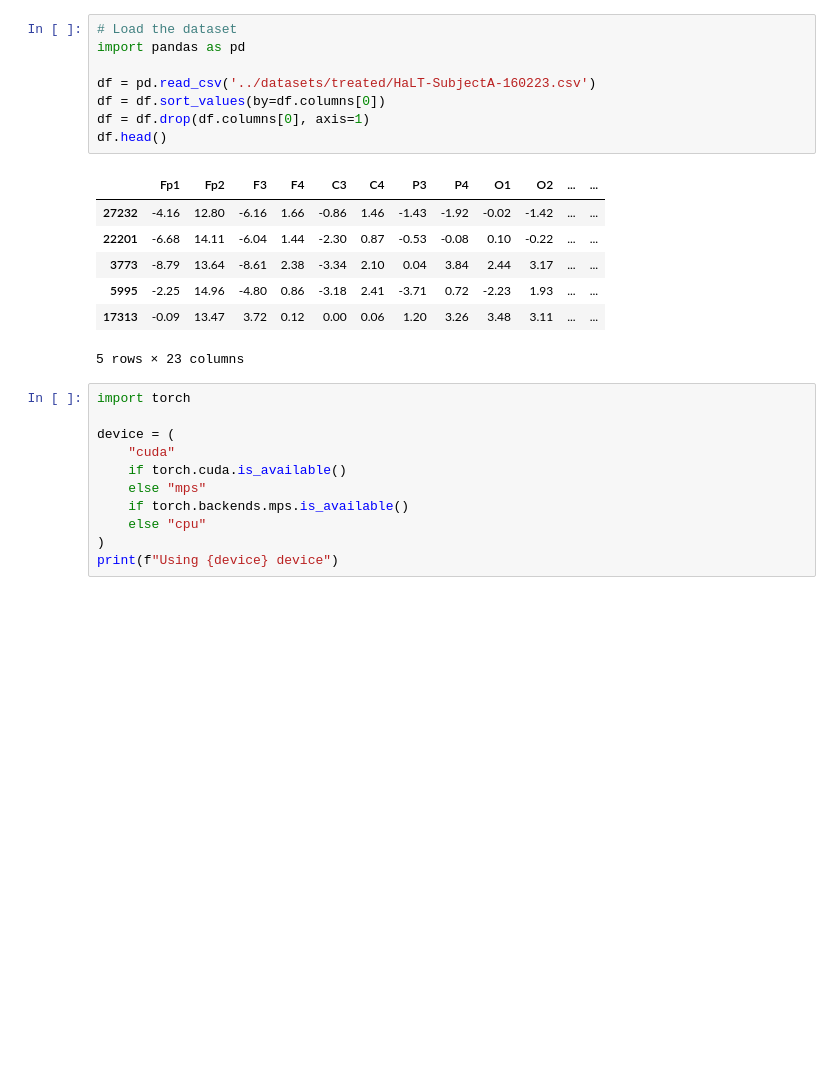
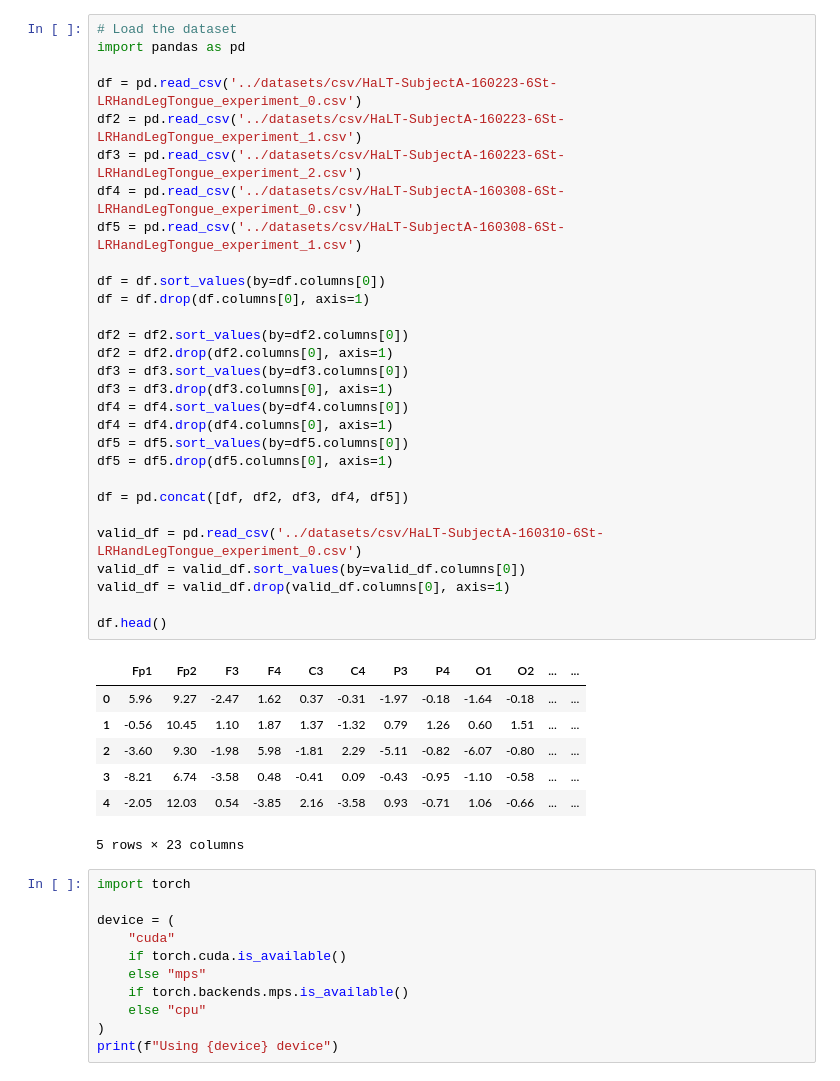
Before and after one commit to jologar/liquid-eeg, a Jupyter notebook: notebooks/liquid-eeg-pytorch.ipynb, the cells around one changed output. Drawn from its saved outputs; the diff is of its cells as text; blank space fills up the shorter version.

```diff
--- a/notebooks/liquid-eeg-pytorch.ipynb
+++ b/notebooks/liquid-eeg-pytorch.ipynb
@@ -1,19 +1,40 @@
-# %%
-# Load the dataset
-import pandas as pd
-
-df = pd.read_csv('../datasets/treated/HaLT-SubjectA-160223.csv')
-df = df.sort_values(by=df.columns[0])
-df = df.drop(df.columns[0], axis=1)
-df.head()
-# %% [output]
-|  | Fp1 | Fp2 | F3 | F4 | C3 | C4 | P3 | P4 | O1 | O2 | ... | ... |
-| 27232 | -4.16 | 12.80 | -6.16 | 1.66 | -0.86 | 1.46 | -1.43 | -1.92 | -0.02 | -1.42 | ... | ... |
-| 22201 | -6.68 | 14.11 | -6.04 | 1.44 | -2.30 | 0.87 | -0.53 | -0.08 | 0.10 | -0.22 | ... | ... |
-| 3773 | -8.79 | 13.64 | -8.61 | 2.38 | -3.34 | 2.10 | 0.04 | 3.84 | 2.44 | 3.17 | ... | ... |
-| 5995 | -2.25 | 14.96 | -4.80 | 0.86 | -3.18 | 2.41 | -3.71 | 0.72 | -2.23 | 1.93 | ... | ... |
-| 17313 | -0.09 | 13.47 | 3.72 | 0.12 | 0.00 | 0.06 | 1.20 | 3.26 | 3.48 | 3.11 | ... | ... |
-5 rows × 23 columns
+# %%
+# Load the dataset
+import pandas as pd
+
+df = pd.read_csv('../datasets/csv/HaLT-SubjectA-160223-6St-LRHandLegTongue_experiment_0.csv')
+df2 = pd.read_csv('../datasets/csv/HaLT-SubjectA-160223-6St-LRHandLegTongue_experiment_1.csv')
+df3 = pd.read_csv('../datasets/csv/HaLT-SubjectA-160223-6St-LRHandLegTongue_experiment_2.csv')
+df4 = pd.read_csv('../datasets/csv/HaLT-SubjectA-160308-6St-LRHandLegTongue_experiment_0.csv')
+df5 = pd.read_csv('../datasets/csv/HaLT-SubjectA-160308-6St-LRHandLegTongue_experiment_1.csv')
+
+df = df.sort_values(by=df.columns[0])
+df = df.drop(df.columns[0], axis=1)
+
+df2 = df2.sort_values(by=df2.columns[0])
+df2 = df2.drop(df2.columns[0], axis=1)
+df3 = df3.sort_values(by=df3.columns[0])
+df3 = df3.drop(df3.columns[0], axis=1)
+df4 = df4.sort_values(by=df4.columns[0])
+df4 = df4.drop(df4.columns[0], axis=1)
+df5 = df5.sort_values(by=df5.columns[0])
+df5 = df5.drop(df5.columns[0], axis=1)
+
+df = pd.concat([df, df2, df3, df4, df5])
+
+valid_df = pd.read_csv('../datasets/csv/HaLT-SubjectA-160310-6St-LRHandLegTongue_experiment_0.csv')
+valid_df = valid_df.sort_values(by=valid_df.columns[0])
+valid_df = valid_df.drop(valid_df.columns[0], axis=1)
+
+df.head()
+# %% [output]
+|  | Fp1 | Fp2 | F3 | F4 | C3 | C4 | P3 | P4 | O1 | O2 | ... | ... |
+| 0 | 5.96 | 9.27 | -2.47 | 1.62 | 0.37 | -0.31 | -1.97 | -0.18 | -1.64 | -0.18 | ... | ... |
+| 1 | -0.56 | 10.45 | 1.10 | 1.87 | 1.37 | -1.32 | 0.79 | 1.26 | 0.60 | 1.51 | ... | ... |
+| 2 | -3.60 | 9.30 | -1.98 | 5.98 | -1.81 | 2.29 | -5.11 | -0.82 | -6.07 | -0.80 | ... | ... |
+| 3 | -8.21 | 6.74 | -3.58 | 0.48 | -0.41 | 0.09 | -0.43 | -0.95 | -1.10 | -0.58 | ... | ... |
+| 4 | -2.05 | 12.03 | 0.54 | -3.85 | 2.16 | -3.58 | 0.93 | -0.71 | 1.06 | -0.66 | ... | ... |
+5 rows × 23 columns
 # %%
 import torch
 
```
Also changed, not shown: parts of 9 cells of this notebook, 3 other files.
